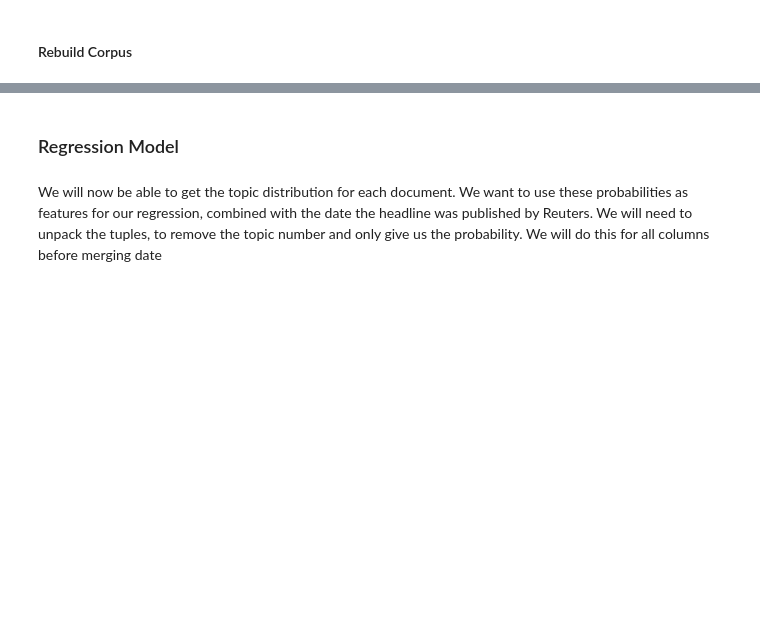
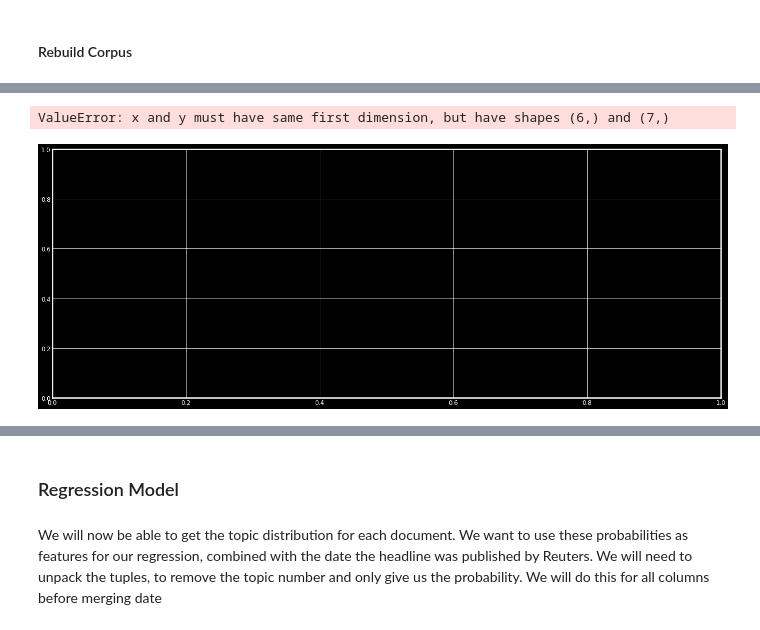
Before and after one commit to yashLakhani/CTADaily, a Jupyter notebook: CTADaily.ipynb, the cells around one changed output, grey strips where cells are left out. Cells and saved outputs as stored; diff of their text form; code cells hidden in the pictures; blank space fills up the shorter version.

```diff
--- a/CTADaily.ipynb
+++ b/CTADaily.ipynb
@@ -124,4 +115,4 @@ dictionary = corpora.Dictionary(bigrams)
 corpus = [dictionary.doc2bow(text) for text in bigrams]
 # %%
 from CTADaily import get_coherence_scores
-models, scores = get_coherence_scores(bigrams, corpus, dictionary, range(1, 10, 1))
+models, scores = get_coherence_scores(bigrams, corpus, dictionary, range(1, 61, 10))
@@ -127,0 +132,11 @@ models, scores = get_coherence_scores(bigrams, corpus, dictionary, range(1, 10,
+# %%
+plt.style.use('dark_background')
+fig = plt.figure(figsize=(25, 10), dpi= 60)
+fig = plt.plot(range(1, 61, 10), scores)
+plt.title('Bigram Model')
+plt.xlabel("Number of Topics")
+plt.ylabel("Coherence")
+plt.show()
+# %% [output]
+ValueError: x and y must have same first dimension, but have shapes (6,) and (7,)
+[figure, added]
```
Also changed, not shown: parts of 46 cells of this notebook.
